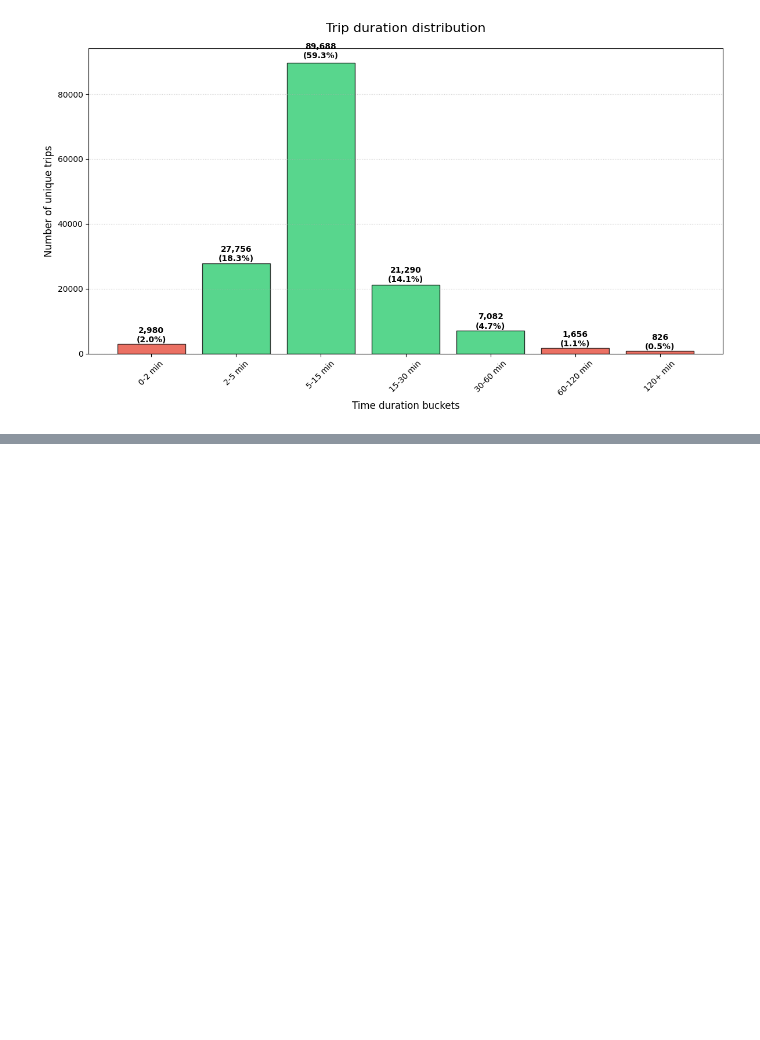
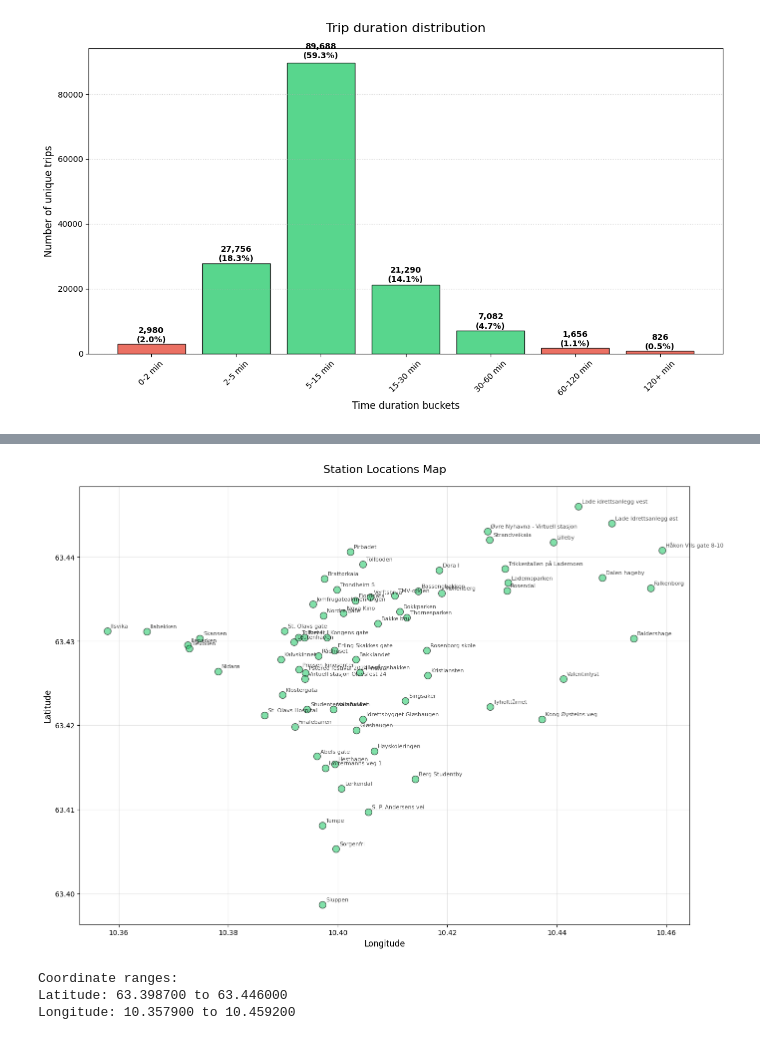
Before and after one commit to EECS-NTNU/FOMOsim, a Jupyter notebook: policies/sjovik_sund/US_data/extract_trip_data.ipynb, the cells around one changed output, grey strips where cells are left out. Saved outputs shown, nothing was run; the diff lists cells and outputs as text; code cells hidden in the pictures; blank space fills up the shorter version.

```diff
--- a/policies/sjovik_sund/US_data/extract_trip_data.ipynb
+++ b/policies/sjovik_sund/US_data/extract_trip_data.ipynb
@@ -268,0 +480,32 @@ Long trips (over 90 minutes): 1301 unique trips
+# %%
+# Create a simple scatter plot map of stations
+import matplotlib.pyplot as plt
+
+plt.figure(figsize=(14, 10))
+plt.scatter(station_coords['longitude'], station_coords['latitude'],
+            s=100, alpha=0.6, c='#2ecc71', edgecolors='black', linewidth=1)
+
+# Add station names as labels
+for idx, row in station_coords.iterrows():
+    plt.annotate(row['station_name'],
+                (row['longitude'], row['latitude']),
+                fontsize=8,
+                alpha=0.7,
+                xytext=(5, 5),
+                textcoords='offset points')
+
+plt.xlabel('Longitude', fontsize=12)
+plt.ylabel('Latitude', fontsize=12)
+plt.title('Station Locations Map', fontsize=16, pad=20)
+plt.grid(True, alpha=0.3)
+plt.tight_layout()
+plt.show()
+
+print(f"\nCoordinate ranges:")
+print(f"Latitude: {station_coords['latitude'].min():.6f} to {station_coords['latitude'].max():.6f}")
+print(f"Longitude: {station_coords['longitude'].min():.6f} to {station_coords['longitude'].max():.6f}")
+# %% [output]
+[figure, added]
+Coordinate ranges:
+Latitude: 63.398700 to 63.446000
+Longitude: 10.357900 to 10.459200
```
Also changed, not shown: parts of 56 cells of this notebook.
